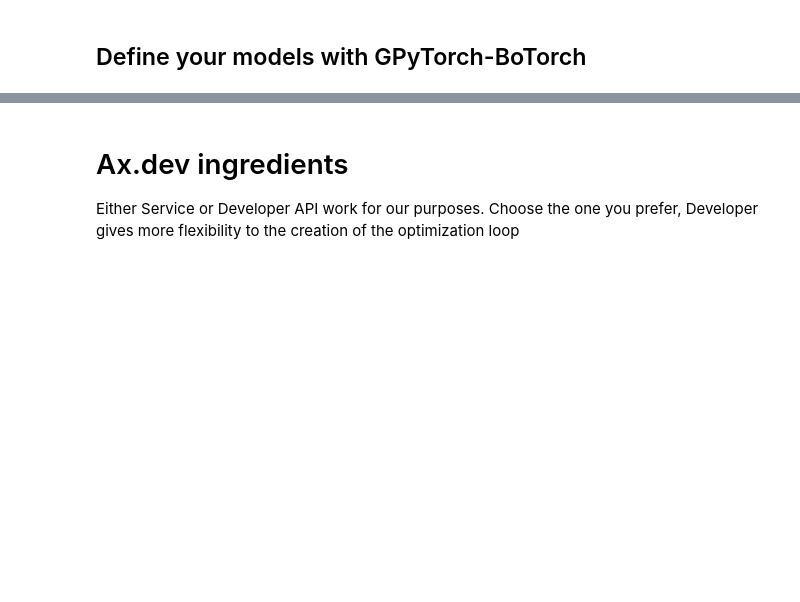
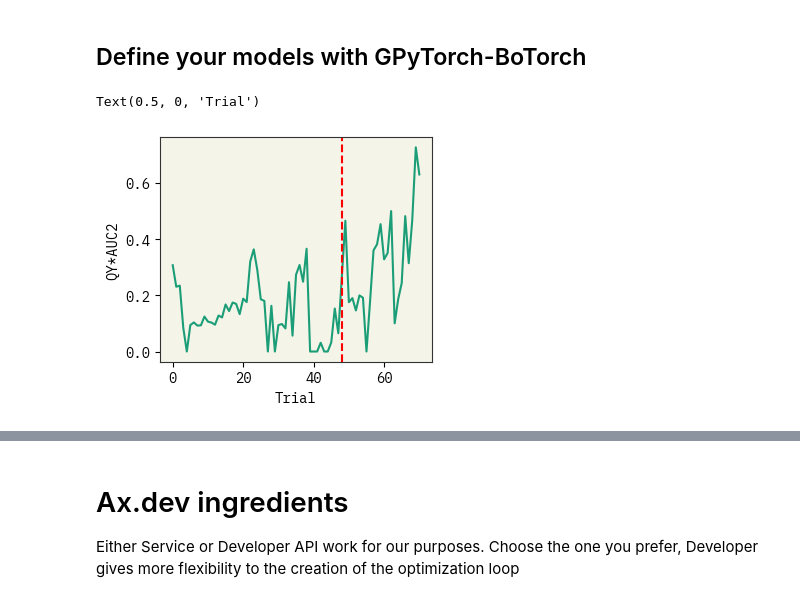
Before and after one commit to maykcaldas/BioNano-DOE, a Jupyter notebook: AgML/BOOptimizationwAx.ipynb, the cells around one changed output, grey strips where cells are left out. Cells and saved outputs as stored; diff of their text form; code cells hidden in the pictures; blank space fills up the shorter version.

```diff
--- a/AgML/BOOptimizationwAx.ipynb
+++ b/AgML/BOOptimizationwAx.ipynb
@@ -87,2 +120,13 @@ With  9  number of features each
 # %% [markdown]
 ## Define your models with GPyTorch-BoTorch
+# %%
+#make a plot of f vs trial
+import matplotlib.pyplot as plt
+plt.plot(train_final_label)
+#add a vertical line at trial 49
+plt.axvline(x=48, color='r', linestyle='--')
+plt.ylabel('QY*AUC2')
+plt.xlabel('Trial')
+# %% [output]
+Text(0.5, 0, 'Trial')
+[figure, added]
```
Also changed, not shown: parts of 23 cells of this notebook.
